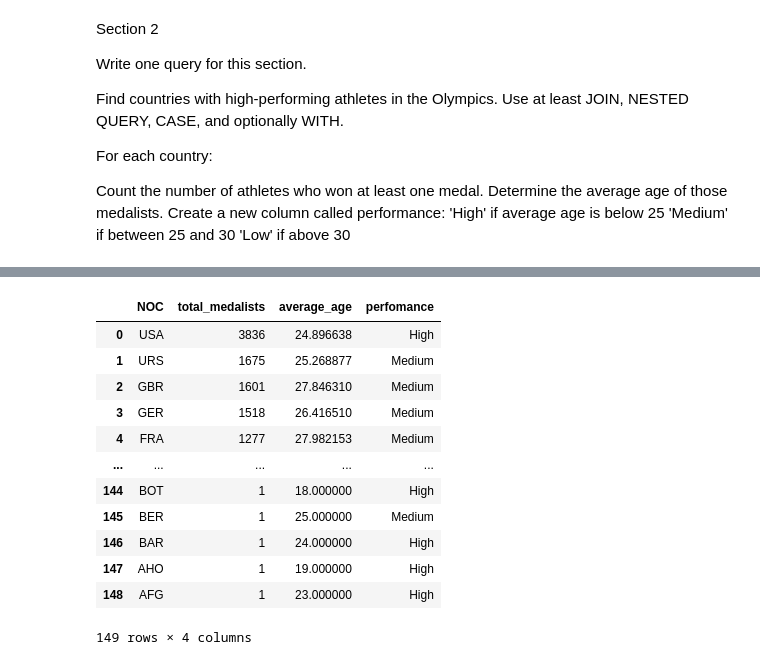
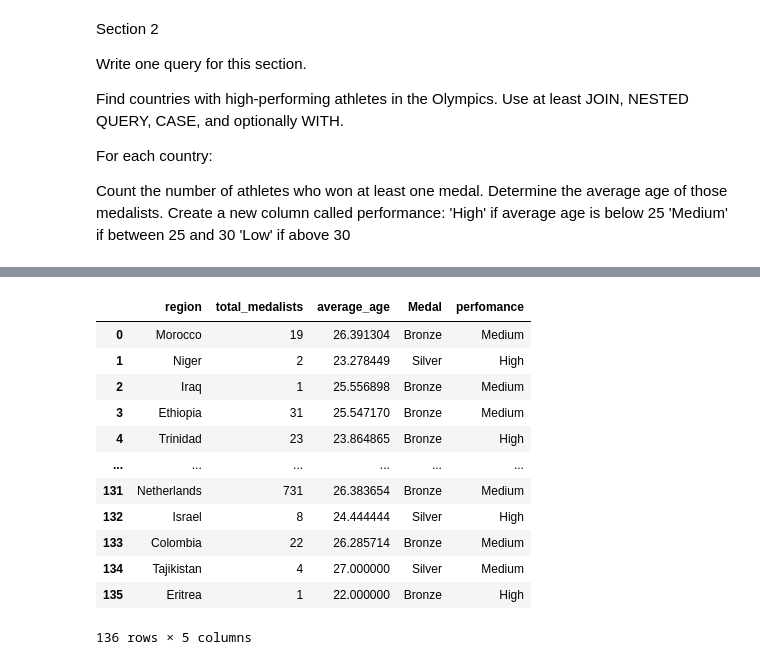
Before and after one commit to egitonga395/kamilimu_assignments, a Jupyter notebook: Ericksqlassignment.ipynb, the cells around one changed output, grey strips where cells are left out. Saved outputs shown, nothing was run; the diff lists cells and outputs as text; code cells hidden in the pictures.

```diff
--- a/Ericksqlassignment.ipynb
+++ b/Ericksqlassignment.ipynb
@@ -319,26 +355,30 @@ pd.read_sql("SELECT * FROM athletes_table LIMIT 5", conn)
 # %%
 pd.read_sql("""
-SELECT NOC, COUNT(DISTINCT Name) AS total_medalists, AVG(Age) AS average_age,
+
+SELECT region, COUNT(DISTINCT  Name) AS total_medalists, AVG(Age) AS average_age, Medal,
 CASE
   WHEN AVG(Age) < 25 THEN 'High'
   WHEN AVG(Age) >= 25 AND AVG(Age) <=30 THEN 'Medium'
   WHEN AVG(Age) > 25 THEN 'Low'
 END AS perfomance
-FROM athletes_table noc
-WHERE medal IS NOT NULL
-GROUP BY NOC
-ORDER BY COUNT(DISTINCT Name) DESC""", conn)
+FROM (SELECT regions_table.NOC, regions_table.region, athletes_table.Name, COALESCE(athletes_table.Age, (SELECT AVG(athletes_table.Age) FROM athletes_table)) AS Age, athletes_table.Medal
+FROM athletes_table
+INNER JOIN regions_table ON regions_table.NOC = athletes_table.NOC)
+WHERE Medal IS NOT NULL
+GROUP BY region
+ORDER BY Name
+""", conn)
 # %% [output]
-|  | NOC | total_medalists | average_age | perfomance |
-| 0 | USA | 3836 | 24.896638 | High |
-| 1 | URS | 1675 | 25.268877 | Medium |
-| 2 | GBR | 1601 | 27.846310 | Medium |
-| 3 | GER | 1518 | 26.416510 | Medium |
-| 4 | FRA | 1277 | 27.982153 | Medium |
-| ... | ... | ... | ... | ... |
-| 144 | BOT | 1 | 18.000000 | High |
-| 145 | BER | 1 | 25.000000 | Medium |
-| 146 | BAR | 1 | 24.000000 | High |
-| 147 | AHO | 1 | 19.000000 | High |
-| 148 | AFG | 1 | 23.000000 | High |
+|  | region | total_medalists | average_age | Medal | perfomance |
+| 0 | Morocco | 19 | 26.391304 | Bronze | Medium |
+| 1 | Niger | 2 | 23.278449 | Silver | High |
+| 2 | Iraq | 1 | 25.556898 | Bronze | Medium |
+| 3 | Ethiopia | 31 | 25.547170 | Bronze | Medium |
+| 4 | Trinidad | 23 | 23.864865 | Bronze | High |
+| ... | ... | ... | ... | ... | ... |
+| 131 | Netherlands | 731 | 26.383654 | Bronze | Medium |
+| 132 | Israel | 8 | 24.444444 | Silver | High |
+| 133 | Colombia | 22 | 26.285714 | Bronze | Medium |
+| 134 | Tajikistan | 4 | 27.000000 | Silver | Medium |
+| 135 | Eritrea | 1 | 22.000000 | Bronze | High |
-149 rows × 4 columns
+136 rows × 5 columns
```
Also changed, not shown: parts of 22 cells of this notebook.
